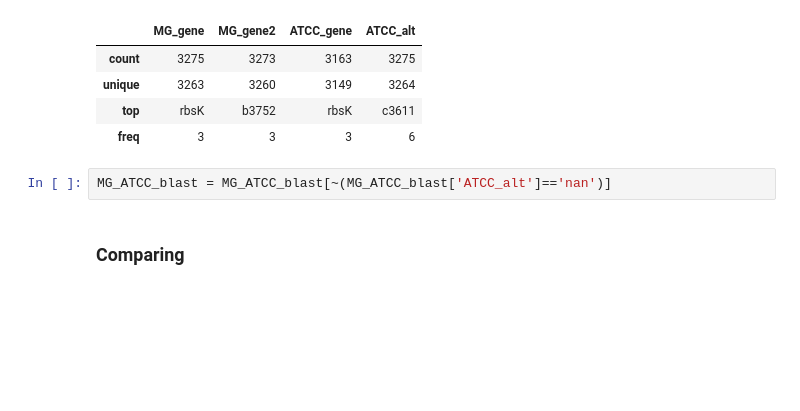
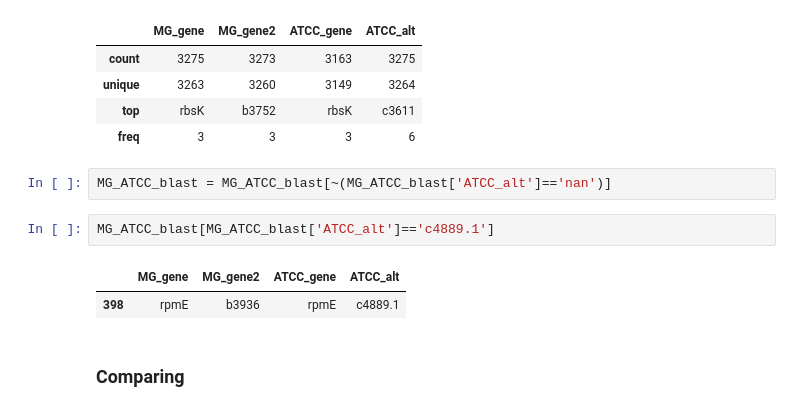
Before and after one commit to dlato/inversion_and_gene_exp_work, a Jupyter notebook: new_dataframes/matching_genes.ipynb, the cells around one changed output. Drawn from its saved outputs; the diff is of its cells as text; blank space fills up the shorter version.

```diff
--- a/new_dataframes/matching_genes.ipynb
+++ b/new_dataframes/matching_genes.ipynb
@@ -650,6 +638,11 @@ MG_ATCC_blast.describe()
 | freq | 3 | 3 | 3 | 6 |
 # %%
 MG_ATCC_blast = MG_ATCC_blast[~(MG_ATCC_blast['ATCC_alt']=='nan')]
+# %%
+MG_ATCC_blast[MG_ATCC_blast['ATCC_alt']=='c4889.1']
+# %% [output]
+|  | MG_gene | MG_gene2 | ATCC_gene | ATCC_alt |
+| 398 | rpmE | b3936 | rpmE | c4889.1 |
 # %% [markdown]
 ### Comparing
 # %%
```
Also changed, not shown: parts of 33 cells of this notebook, 7 other files.
